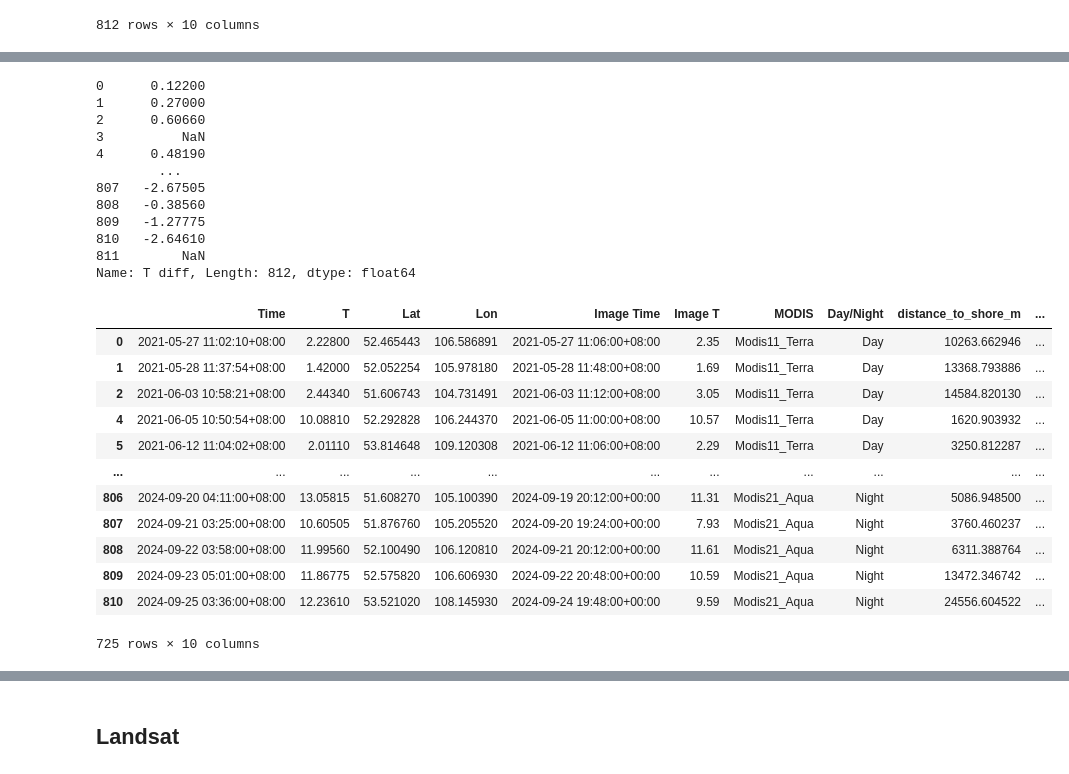
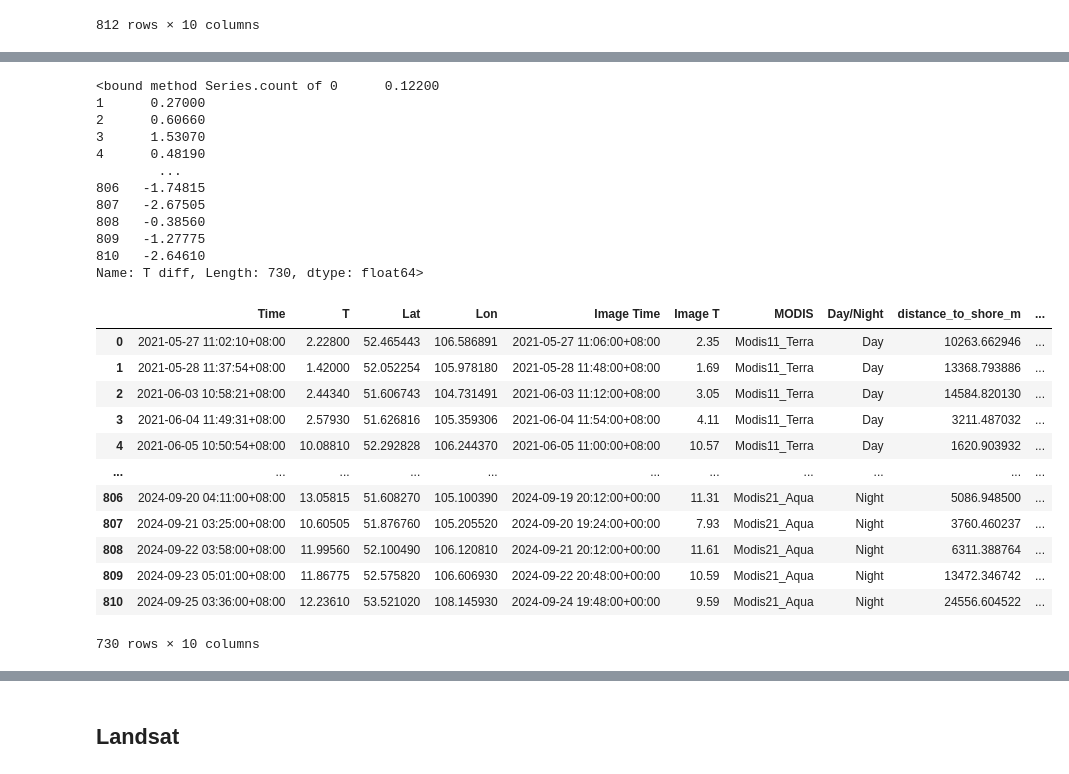
Before and after one commit to tobaffoon/baikal_vkr, a Jupyter notebook: prepare_data.ipynb, the cells around one changed output, grey strips where cells are left out. Saved outputs shown, nothing was run; the diff lists cells and outputs as text; code cells hidden in the pictures.

```diff
--- a/prepare_data.ipynb
+++ b/prepare_data.ipynb
@@ -168,0 +185,3 @@ result_15_read
+# %%
+result_15_read = result_15_read.sample(frac=1).reset_index(drop=True)
+result_15_read["T diff"]
@@ -169,35 +201,36 @@ result_15_read
 # %%
-transformer = HampelFilter(window_length=7)
+transformer = HampelFilter(window_length=70)
 result_filter_outliers = transformer.fit_transform(result_15_read["T diff"])
-result_filter_outliers
+result_filter_outliers[result_filter_outliers.notnull()].count
 # %% [output]
-0      0.12200
+<bound method Series.count of 0      0.12200
 1      0.27000
 2      0.60660
-3          NaN
+3      1.53070
 4      0.48190
         ...
+806   -1.74815
 807   -2.67505
 808   -0.38560
 809   -1.27775
 810   -2.64610
-811        NaN
-Name: T diff, Length: 812, dtype: float64
+Name: T diff, Length: 730, dtype: float64>
 # %%
-result_15_read["T diff"] = result_filter_outliers
-result_15_read = result_15_read[result_15_read["T diff"].notnull()]
-result_15_read
+result_15_read_filtered = result_15_read
+result_15_read_filtered["T diff"] = result_filter_outliers
+result_15_read_filtered = result_15_read_filtered[result_15_read_filtered["T diff"].notnull()]
+result_15_read_filtered
 # %% [output]
 |  | Time | T | Lat | Lon | Image Time | Image T | MODIS | Day/Night | distance_to_shore_m | ... |
 | 0 | 2021-05-27 11:02:10+08:00 | 2.22800 | 52.465443 | 106.586891 | 2021-05-27 11:06:00+08:00 | 2.35 | Modis11_Terra | Day | 10263.662946 | ... |
 | 1 | 2021-05-28 11:37:54+08:00 | 1.42000 | 52.052254 | 105.978180 | 2021-05-28 11:48:00+08:00 | 1.69 | Modis11_Terra | Day | 13368.793886 | ... |
 | 2 | 2021-06-03 10:58:21+08:00 | 2.44340 | 51.606743 | 104.731491 | 2021-06-03 11:12:00+08:00 | 3.05 | Modis11_Terra | Day | 14584.820130 | ... |
+| 3 | 2021-06-04 11:49:31+08:00 | 2.57930 | 51.626816 | 105.359306 | 2021-06-04 11:54:00+08:00 | 4.11 | Modis11_Terra | Day | 3211.487032 | ... |
 | 4 | 2021-06-05 10:50:54+08:00 | 10.08810 | 52.292828 | 106.244370 | 2021-06-05 11:00:00+08:00 | 10.57 | Modis11_Terra | Day | 1620.903932 | ... |
-| 5 | 2021-06-12 11:04:02+08:00 | 2.01110 | 53.814648 | 109.120308 | 2021-06-12 11:06:00+08:00 | 2.29 | Modis11_Terra | Day | 3250.812287 | ... |
 | ... | ... | ... | ... | ... | ... | ... | ... | ... | ... | ... |
 | 806 | 2024-09-20 04:11:00+08:00 | 13.05815 | 51.608270 | 105.100390 | 2024-09-19 20:12:00+00:00 | 11.31 | Modis21_Aqua | Night | 5086.948500 | ... |
 | 807 | 2024-09-21 03:25:00+08:00 | 10.60505 | 51.876760 | 105.205520 | 2024-09-20 19:24:00+00:00 | 7.93 | Modis21_Aqua | Night | 3760.460237 | ... |
 | 808 | 2024-09-22 03:58:00+08:00 | 11.99560 | 52.100490 | 106.120810 | 2024-09-21 20:12:00+00:00 | 11.61 | Modis21_Aqua | Night | 6311.388764 | ... |
 | 809 | 2024-09-23 05:01:00+08:00 | 11.86775 | 52.575820 | 106.606930 | 2024-09-22 20:48:00+00:00 | 10.59 | Modis21_Aqua | Night | 13472.346742 | ... |
 | 810 | 2024-09-25 03:36:00+08:00 | 12.23610 | 53.521020 | 108.145930 | 2024-09-24 19:48:00+00:00 | 9.59 | Modis21_Aqua | Night | 24556.604522 | ... |
-725 rows × 10 columns
+730 rows × 10 columns
```
Also changed, not shown: parts of 11 cells of this notebook, 20 other files.
